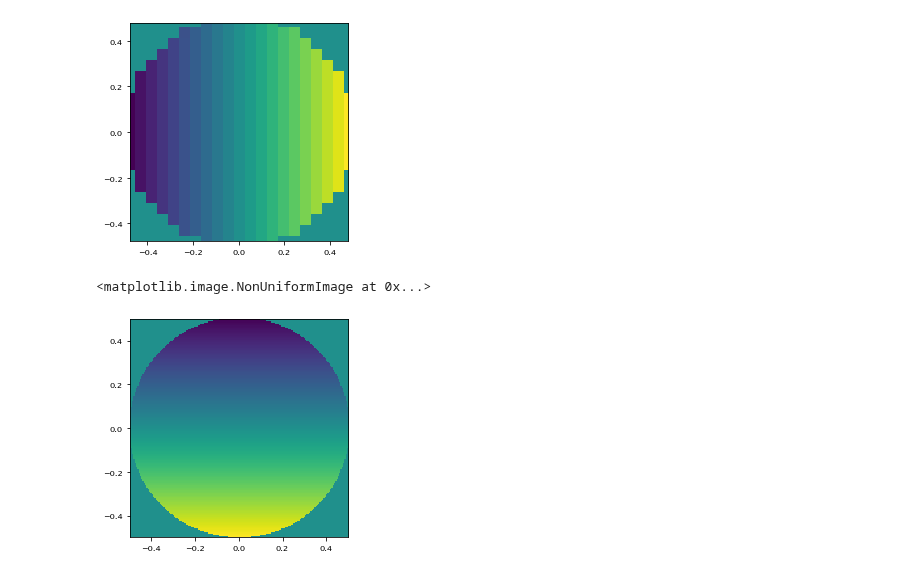
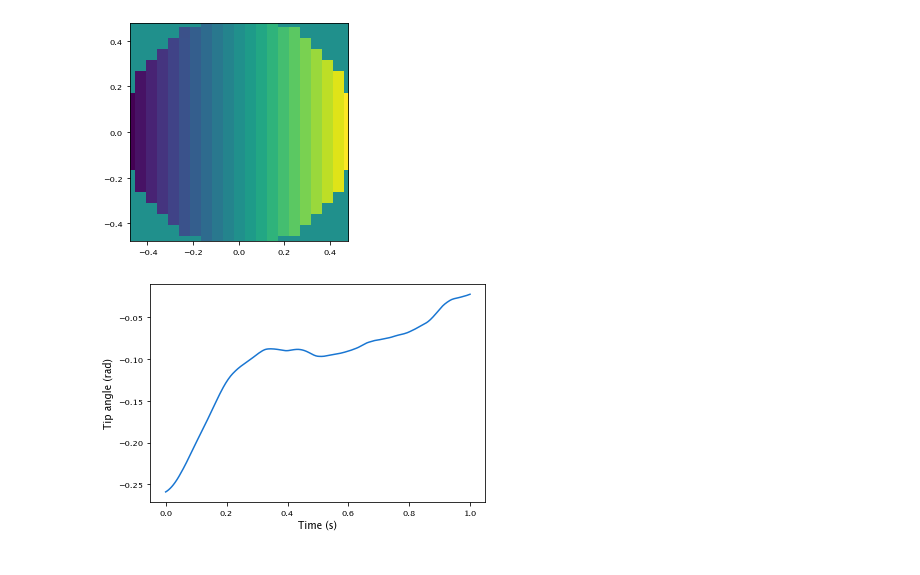
Before and after one commit to aditya-sengupta/tip-tilt-control, a Jupyter notebook: control/dev/turbulence.ipynb, the cells around one changed output. Cells and saved outputs as stored; diff of their text form; code cells hidden in the pictures.

Commit message:
Working tip and tilt angles over time

```diff
--- a/control/dev/turbulence.ipynb
+++ b/control/dev/turbulence.ipynb
@@ -58,15 +59,18 @@ scale = 0.6e-6
 Z_DM = np.zeros([nAct,nAct])
 pup  = pupil(nAct) == 1
 binning_factor = 8
-pupil_grid     = make_pupil_grid(nAct*binning_factor, D)
+p = nAct*binning_factor
+pupil_grid     = make_pupil_grid(p, D)
 
-t = np.arange(0, T, dt)
+times = np.arange(0, T, dt)
 
 ## Define Zernike basis set
 ## We're planning to subtract the first 3 modes: piston, tip, and tilt
 mode_basis = make_zernike_basis(num_modes=3, D=D, grid=pupil_grid)
 tip = mode_basis[1:2]
 tilt = mode_basis[2:3]
+g = make_pupil_grid(nAct * binning_factor)
+pure_tip, pure_tilt = [zernike(*ansi_to_zernike(i))(g) for i in (1, 2)]
 # %%
 outer_scale   = 20
 wind_velocity = 15
@@ -76,18 +80,36 @@ def turbulence_onemode(controlled_modes):
     single_layer_atmos = InfiniteAtmosphericLayer(pupil_grid,  Cn_squared=Cn2, L0=outer_scale,
                                                   velocity=wind_velocity, use_interpolation=True)
     modal_layer = ModalAdaptiveOpticsLayer(layer=single_layer_atmos, controlled_modes=controlled_modes, lag=0)
-    single_layer_turb = [None] * t.size
-    for n in range(t.size):
-        modal_layer.evolve_until(t[n])
+    single_layer_turb = [None] * times.size
+    for n in range(times.size):
+        modal_layer.evolve_until(times[n])
         correction = modal_layer.phase_subtraction(wavelength)
-        g = make_pupil_grid(nAct * binning_factor)
         single_layer_turb[n] = Field(correction, grid=g)
     return single_layer_turb
 
 #np.save('./single_layer_turb_volts.npy', single_layer_turb)
 turbulence_tip, turbulence_tilt = turbulence_onemode(tip), turbulence_onemode(tilt)
-# %%
-imshow_field(turbulence_tilt[0])
-# %% [output]
-<matplotlib.image.NonUniformImage at 0x...>
-[figure, removed]
+# %%
+def filter_slopes(slopes):
+    # takes out the zeros by interpolating linearly
+    def try_interp(t):
+        valid_ind = np.argwhere(slopes != 0.0)
+        try:
+            return interp1d(times[valid_ind].flatten(), slopes[valid_ind].flatten())(t)
+        except ValueError:
+            return slopes[np.argwhere(times == t)]
+    return np.vectorize(try_interp)(times)
+# %%
+slopes_tip = np.zeros(times.size)
+for i, f in enumerate(turbulence_tip):
+    grad = np.gradient(f.reshape(p,p), axis=1).flatten()
+    # flat version is a valid hcipy Field that you can imshow_field
+    # also, only take grad along axis 1 (y dimension) because that's where the small deviations are
+    slopes_tip[i] = grad[np.argmin(np.abs(grad[grad != 0]))]
+    # should ideally have this as applying the mask instead of just discarding the zeros
+plt.plot(times, filter_slopes(slopes_tip))
+plt.xlabel("Time (s)")
+plt.ylabel("Tip angle (rad)")
+plt.show()
+# %% [output]
+[figure, added]
```
Also changed, not shown: parts of 2 cells of this notebook.
